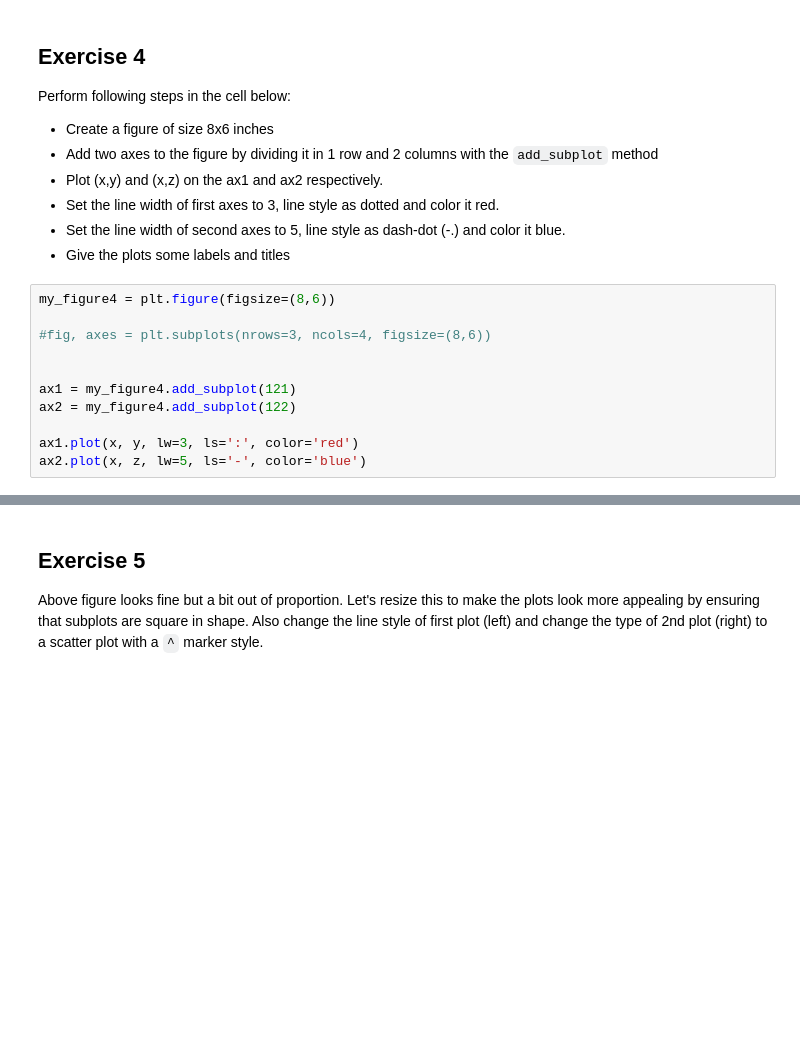
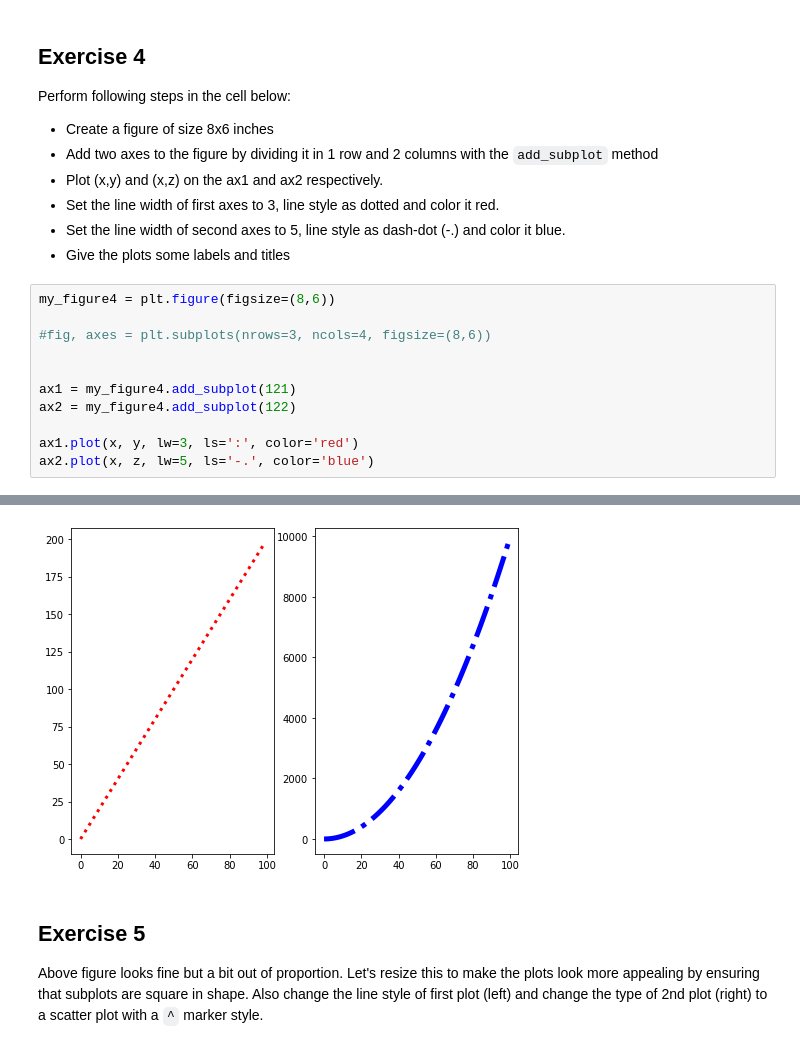
Before and after one commit to JohnTheTripper/dsc-more-practice-with-matplotlib-lab-nyc-ds-021720, a Jupyter notebook: index.ipynb, the cells around one changed output, grey strips where cells are left out. Saved outputs shown, nothing was run; the diff lists cells and outputs as text; blank space fills up the shorter version.

```diff
--- a/index.ipynb
+++ b/index.ipynb
@@ -144,5 +144,5 @@ ax1 = my_figure4.add_subplot(121)
 ax2 = my_figure4.add_subplot(122)
 
 ax1.plot(x, y, lw=3, ls=':', color='red')
-ax2.plot(x, z, lw=5, ls='-', color='blue')
+ax2.plot(x, z, lw=5, ls='-.', color='blue')
 # %% [output]
@@ -150,3 +150,4 @@ SyntaxError: keyword argument repeated (<ipython-input-31-430d136350ce>, line 10
+[figure, added]
 # %% [markdown]
 ## Exercise 5
 
```
Also changed, not shown: parts of 1 cell of this notebook.
